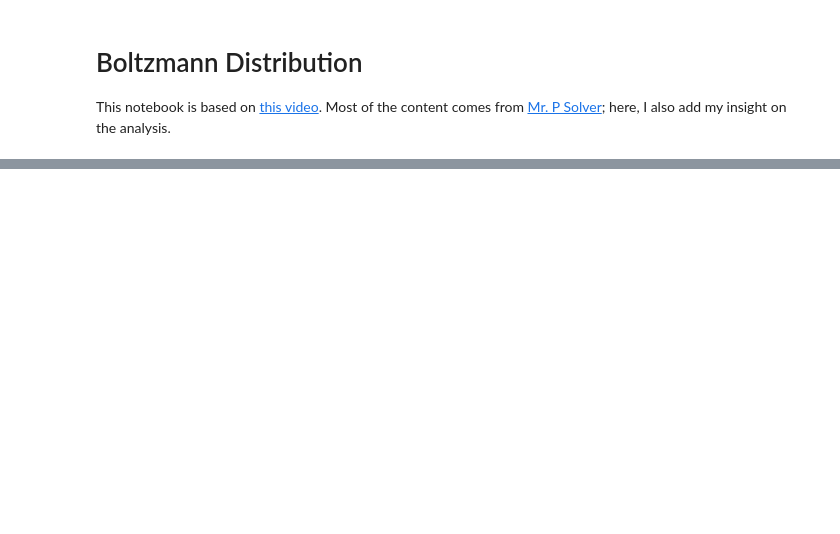
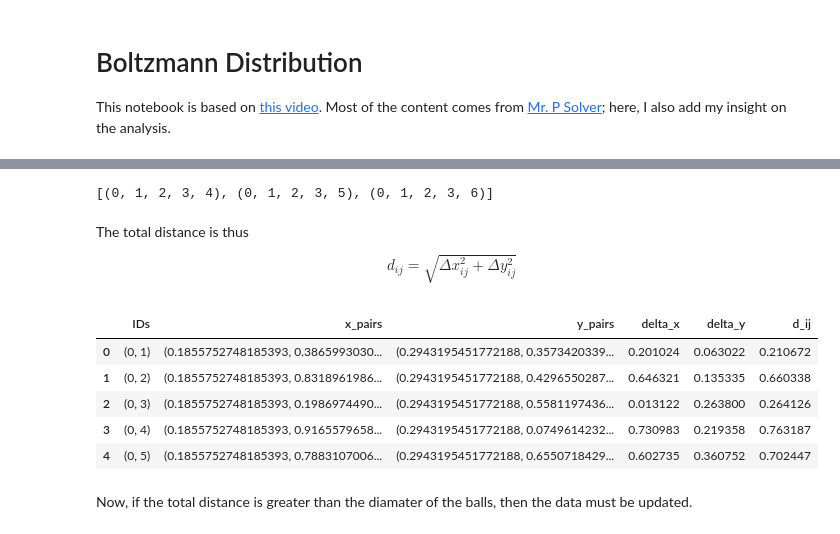
Before and after one commit to Chinnasf/Physics, a Jupyter notebook: GPU Code/Boltzmann Distribution | Non-GPU.ipynb, the cells around one changed output, grey strips where cells are left out. Cells and saved outputs as stored; diff of their text form; code cells hidden in the pictures; blank space fills up the shorter version.

```diff
--- a/GPU Code/Boltzmann Distribution | Non-GPU.ipynb
+++ b/GPU Code/Boltzmann Distribution | Non-GPU.ipynb
@@ -12,0 +54,30 @@ ModuleNotFoundError: No module named 'matplotlib'
+# %%
+# combinations? ---> combinations(iterable, r-lenght)
+list(combinations(id_particles[:10],5))[:3]
+# %% [output]
+[(0, 1, 2, 3, 4), (0, 1, 2, 3, 5), (0, 1, 2, 3, 6)]
+# %%
+df = (pd.DataFrame([list(combinations(id_particles,2)), # id pairs
+                    list(combinations(r[0],2)),         # xpos pairs
+                    list(combinations(r[1],2))])        # ypos pairs
+      .T.rename(columns={0:"IDs",1:"x_pairs", 2:"y_pairs"}))
+df["delta_x"] = df["x_pairs"].apply(lambda i: np.abs(np.diff(i))[0])
+df["delta_y"] = df["y_pairs"].apply(lambda i: np.abs(np.diff(i))[0])
+# %% [markdown]
+The total distance is thus
+
+$$
+    d_{ij} = \sqrt{\Delta x_{ij}^2 + \Delta y_{ij}^2}
+$$
+# %%
+df["d_ij"] = np.sqrt( df["delta_x"]*df["delta_x"] + df["delta_y"]*df["delta_y"] )
+df.head()
+# %% [output]
+|  | IDs | x_pairs | y_pairs | delta_x | delta_y | d_ij |
+| 0 | (0, 1) | (0.1855752748185393, 0.3865993030... | (0.2943195451772188, 0.3573420339... | 0.201024 | 0.063022 | 0.210672 |
+| 1 | (0, 2) | (0.1855752748185393, 0.8318961986... | (0.2943195451772188, 0.4296550287... | 0.646321 | 0.135335 | 0.660338 |
+| 2 | (0, 3) | (0.1855752748185393, 0.1986974490... | (0.2943195451772188, 0.5581197436... | 0.013122 | 0.263800 | 0.264126 |
+| 3 | (0, 4) | (0.1855752748185393, 0.9165579658... | (0.2943195451772188, 0.0749614232... | 0.730983 | 0.219358 | 0.763187 |
+| 4 | (0, 5) | (0.1855752748185393, 0.7883107006... | (0.2943195451772188, 0.6550718429... | 0.602735 | 0.360752 | 0.702447 |
+# %% [markdown]
+Now, if the total distance is greater than the diamater of the balls, then the data must be updated.
```
Also changed, not shown: parts of 7 cells of this notebook.
